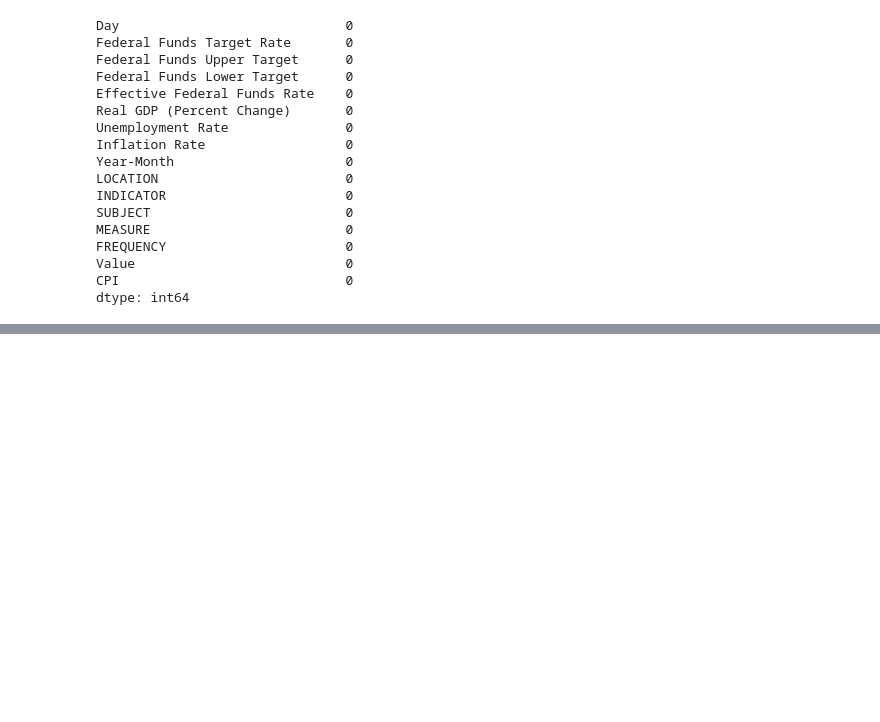
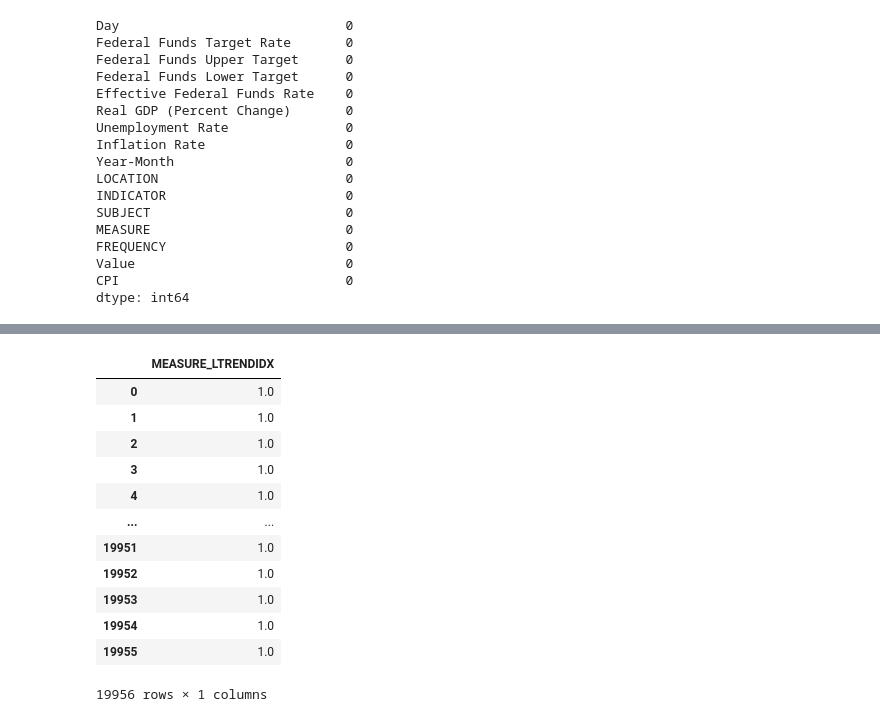
Before and after one commit to ConnorCallahan01/MLFinalProject, a Jupyter notebook: Machine Learning Final Project.ipynb, the cells around one changed output, grey strips where cells are left out. Saved outputs shown, nothing was run; the diff lists cells and outputs as text; code cells hidden in the pictures; blank space fills up the shorter version.

```diff
--- a/Machine Learning Final Project.ipynb
+++ b/Machine Learning Final Project.ipynb
@@ -315,0 +402,19 @@ dtype: int64
+# %%
+#For MEASURE
+encoder = OneHotEncoder()
+encoder_df_ind = pd.DataFrame(encoder.fit_transform(final_data[['MEASURE']]).toarray(), columns=encoder.get_feature_names_out())
+encoder_df_ind
+# %% [output]
+|  | MEASURE_LTRENDIDX |
+| 0 | 1.0 |
+| 1 | 1.0 |
+| 2 | 1.0 |
+| 3 | 1.0 |
+| 4 | 1.0 |
+| ... | ... |
+| 19951 | 1.0 |
+| 19952 | 1.0 |
+| 19953 | 1.0 |
+| 19954 | 1.0 |
+| 19955 | 1.0 |
+19956 rows × 1 columns
```
Also changed, not shown: parts of 7 cells of this notebook.
